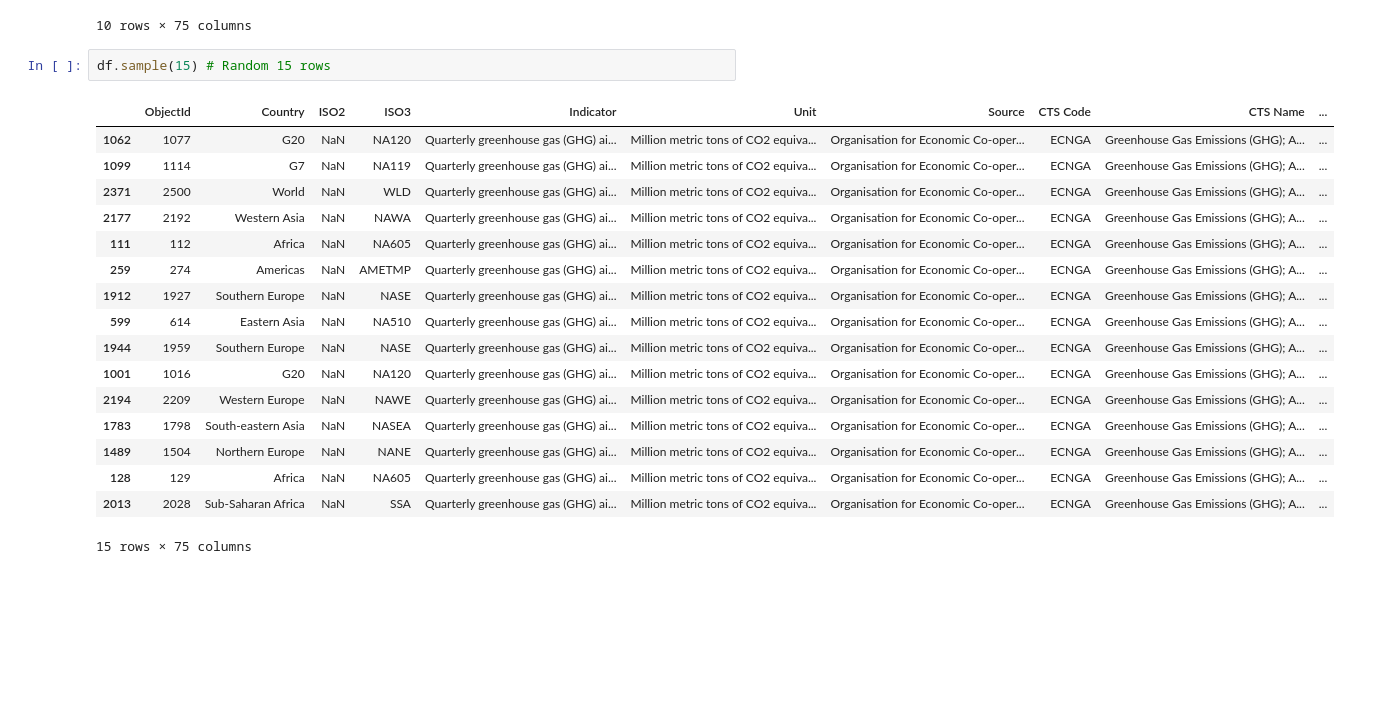
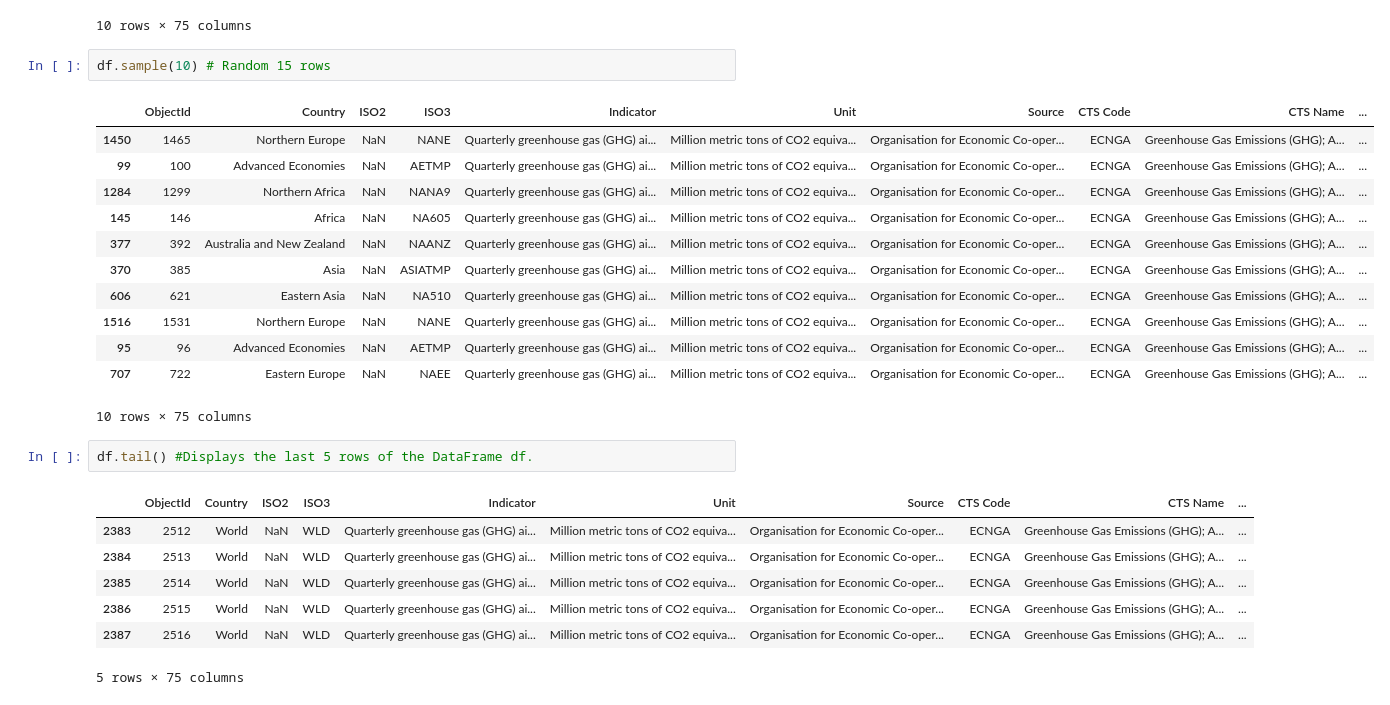
Before and after one commit to MaykInvest/Global-Emissions-Analysis, a Jupyter notebook: analysis.ipynb, the cells around one changed output. Drawn from its saved outputs; the diff is of its cells as text; blank space fills up the shorter version.

```diff
--- a/analysis.ipynb
+++ b/analysis.ipynb
@@ -99,22 +103,27 @@ df.head(10) #Displays the first rows of the DataFrame df.
 | 9 | 10 | Advanced Economies | NaN | AETMP | Quarterly greenhouse gas (GHG) ai... | Million metric tons of CO2 equiva... | Organisation for Economic Co-oper... | ECNGA | Greenhouse Gas Emissions (GHG); A... | ... |
 10 rows × 75 columns
 # %%
-df.sample(15) # Random 15 rows
+df.sample(10) # Random 15 rows
 # %% [output]
 |  | ObjectId | Country | ISO2 | ISO3 | Indicator | Unit | Source | CTS Code | CTS Name | ... |
-| 1062 | 1077 | G20 | NaN | NA120 | Quarterly greenhouse gas (GHG) ai... | Million metric tons of CO2 equiva... | Organisation for Economic Co-oper... | ECNGA | Greenhouse Gas Emissions (GHG); A... | ... |
-| 1099 | 1114 | G7 | NaN | NA119 | Quarterly greenhouse gas (GHG) ai... | Million metric tons of CO2 equiva... | Organisation for Economic Co-oper... | ECNGA | Greenhouse Gas Emissions (GHG); A... | ... |
-| 2371 | 2500 | World | NaN | WLD | Quarterly greenhouse gas (GHG) ai... | Million metric tons of CO2 equiva... | Organisation for Economic Co-oper... | ECNGA | Greenhouse Gas Emissions (GHG); A... | ... |
-| 2177 | 2192 | Western Asia | NaN | NAWA | Quarterly greenhouse gas (GHG) ai... | Million metric tons of CO2 equiva... | Organisation for Economic Co-oper... | ECNGA | Greenhouse Gas Emissions (GHG); A... | ... |
-| 111 | 112 | Africa | NaN | NA605 | Quarterly greenhouse gas (GHG) ai... | Million metric tons of CO2 equiva... | Organisation for Economic Co-oper... | ECNGA | Greenhouse Gas Emissions (GHG); A... | ... |
-| 259 | 274 | Americas | NaN | AMETMP | Quarterly greenhouse gas (GHG) ai... | Million metric tons of CO2 equiva... | Organisation for Economic Co-oper... | ECNGA | Greenhouse Gas Emissions (GHG); A... | ... |
-| 1912 | 1927 | Southern Europe | NaN | NASE | Quarterly greenhouse gas (GHG) ai... | Million metric tons of CO2 equiva... | Organisation for Economic Co-oper... | ECNGA | Greenhouse Gas Emissions (GHG); A... | ... |
-| 599 | 614 | Eastern Asia | NaN | NA510 | Quarterly greenhouse gas (GHG) ai... | Million metric tons of CO2 equiva... | Organisation for Economic Co-oper... | ECNGA | Greenhouse Gas Emissions (GHG); A... | ... |
-| 1944 | 1959 | Southern Europe | NaN | NASE | Quarterly greenhouse gas (GHG) ai... | Million metric tons of CO2 equiva... | Organisation for Economic Co-oper... | ECNGA | Greenhouse Gas Emissions (GHG); A... | ... |
-| 1001 | 1016 | G20 | NaN | NA120 | Quarterly greenhouse gas (GHG) ai... | Million metric tons of CO2 equiva... | Organisation for Economic Co-oper... | ECNGA | Greenhouse Gas Emissions (GHG); A... | ... |
-| 2194 | 2209 | Western Europe | NaN | NAWE | Quarterly greenhouse gas (GHG) ai... | Million metric tons of CO2 equiva... | Organisation for Economic Co-oper... | ECNGA | Greenhouse Gas Emissions (GHG); A... | ... |
-| 1783 | 1798 | South-eastern Asia | NaN | NASEA | Quarterly greenhouse gas (GHG) ai... | Million metric tons of CO2 equiva... | Organisation for Economic Co-oper... | ECNGA | Greenhouse Gas Emissions (GHG); A... | ... |
-| 1489 | 1504 | Northern Europe | NaN | NANE | Quarterly greenhouse gas (GHG) ai... | Million metric tons of CO2 equiva... | Organisation for Economic Co-oper... | ECNGA | Greenhouse Gas Emissions (GHG); A... | ... |
-| 128 | 129 | Africa | NaN | NA605 | Quarterly greenhouse gas (GHG) ai... | Million metric tons of CO2 equiva... | Organisation for Economic Co-oper... | ECNGA | Greenhouse Gas Emissions (GHG); A... | ... |
-| 2013 | 2028 | Sub-Saharan Africa | NaN | SSA | Quarterly greenhouse gas (GHG) ai... | Million metric tons of CO2 equiva... | Organisation for Economic Co-oper... | ECNGA | Greenhouse Gas Emissions (GHG); A... | ... |
+| 1450 | 1465 | Northern Europe | NaN | NANE | Quarterly greenhouse gas (GHG) ai... | Million metric tons of CO2 equiva... | Organisation for Economic Co-oper... | ECNGA | Greenhouse Gas Emissions (GHG); A... | ... |
+| 99 | 100 | Advanced Economies | NaN | AETMP | Quarterly greenhouse gas (GHG) ai... | Million metric tons of CO2 equiva... | Organisation for Economic Co-oper... | ECNGA | Greenhouse Gas Emissions (GHG); A... | ... |
+| 1284 | 1299 | Northern Africa | NaN | NANA9 | Quarterly greenhouse gas (GHG) ai... | Million metric tons of CO2 equiva... | Organisation for Economic Co-oper... | ECNGA | Greenhouse Gas Emissions (GHG); A... | ... |
+| 145 | 146 | Africa | NaN | NA605 | Quarterly greenhouse gas (GHG) ai... | Million metric tons of CO2 equiva... | Organisation for Economic Co-oper... | ECNGA | Greenhouse Gas Emissions (GHG); A... | ... |
+| 377 | 392 | Australia and New Zealand | NaN | NAANZ | Quarterly greenhouse gas (GHG) ai... | Million metric tons of CO2 equiva... | Organisation for Economic Co-oper... | ECNGA | Greenhouse Gas Emissions (GHG); A... | ... |
+| 370 | 385 | Asia | NaN | ASIATMP | Quarterly greenhouse gas (GHG) ai... | Million metric tons of CO2 equiva... | Organisation for Economic Co-oper... | ECNGA | Greenhouse Gas Emissions (GHG); A... | ... |
+| 606 | 621 | Eastern Asia | NaN | NA510 | Quarterly greenhouse gas (GHG) ai... | Million metric tons of CO2 equiva... | Organisation for Economic Co-oper... | ECNGA | Greenhouse Gas Emissions (GHG); A... | ... |
+| 1516 | 1531 | Northern Europe | NaN | NANE | Quarterly greenhouse gas (GHG) ai... | Million metric tons of CO2 equiva... | Organisation for Economic Co-oper... | ECNGA | Greenhouse Gas Emissions (GHG); A... | ... |
+| 95 | 96 | Advanced Economies | NaN | AETMP | Quarterly greenhouse gas (GHG) ai... | Million metric tons of CO2 equiva... | Organisation for Economic Co-oper... | ECNGA | Greenhouse Gas Emissions (GHG); A... | ... |
+| 707 | 722 | Eastern Europe | NaN | NAEE | Quarterly greenhouse gas (GHG) ai... | Million metric tons of CO2 equiva... | Organisation for Economic Co-oper... | ECNGA | Greenhouse Gas Emissions (GHG); A... | ... |
-15 rows × 75 columns
+10 rows × 75 columns
+# %%
+df.tail() #Displays the last 5 rows of the DataFrame df.
+# %% [output]
+|  | ObjectId | Country | ISO2 | ISO3 | Indicator | Unit | Source | CTS Code | CTS Name | ... |
+| 2383 | 2512 | World | NaN | WLD | Quarterly greenhouse gas (GHG) ai... | Million metric tons of CO2 equiva... | Organisation for Economic Co-oper... | ECNGA | Greenhouse Gas Emissions (GHG); A... | ... |
+| 2384 | 2513 | World | NaN | WLD | Quarterly greenhouse gas (GHG) ai... | Million metric tons of CO2 equiva... | Organisation for Economic Co-oper... | ECNGA | Greenhouse Gas Emissions (GHG); A... | ... |
+| 2385 | 2514 | World | NaN | WLD | Quarterly greenhouse gas (GHG) ai... | Million metric tons of CO2 equiva... | Organisation for Economic Co-oper... | ECNGA | Greenhouse Gas Emissions (GHG); A... | ... |
+| 2386 | 2515 | World | NaN | WLD | Quarterly greenhouse gas (GHG) ai... | Million metric tons of CO2 equiva... | Organisation for Economic Co-oper... | ECNGA | Greenhouse Gas Emissions (GHG); A... | ... |
+| 2387 | 2516 | World | NaN | WLD | Quarterly greenhouse gas (GHG) ai... | Million metric tons of CO2 equiva... | Organisation for Economic Co-oper... | ECNGA | Greenhouse Gas Emissions (GHG); A... | ... |
+5 rows × 75 columns
```
Also changed, not shown: parts of 7 cells of this notebook.
